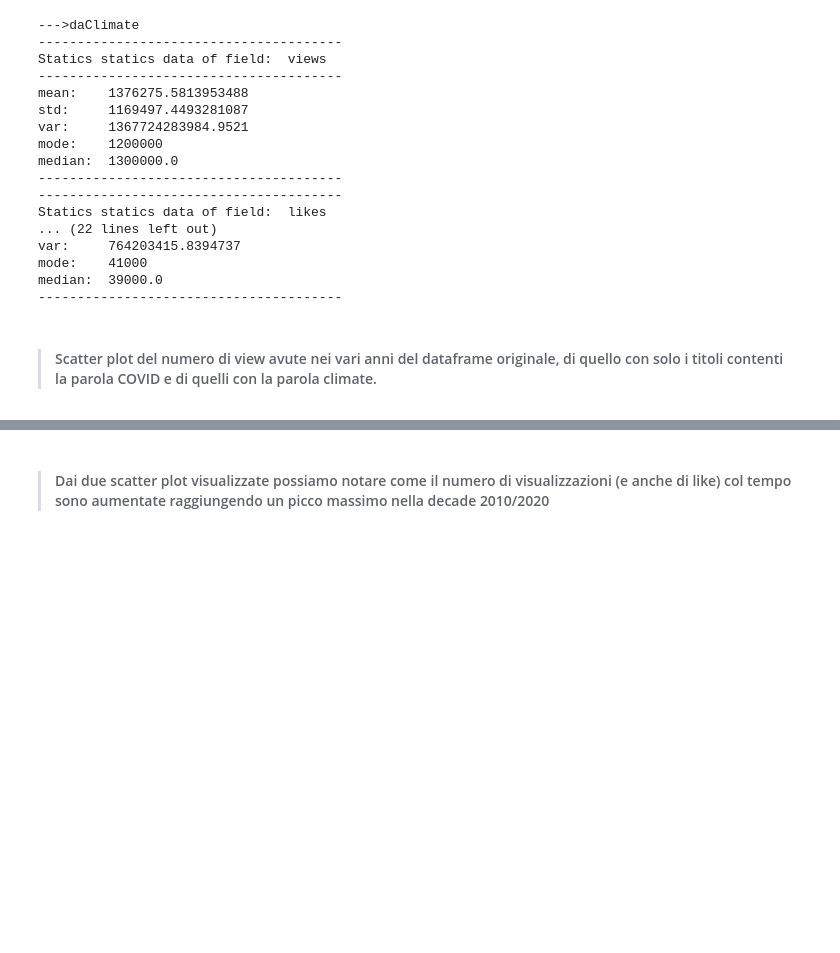
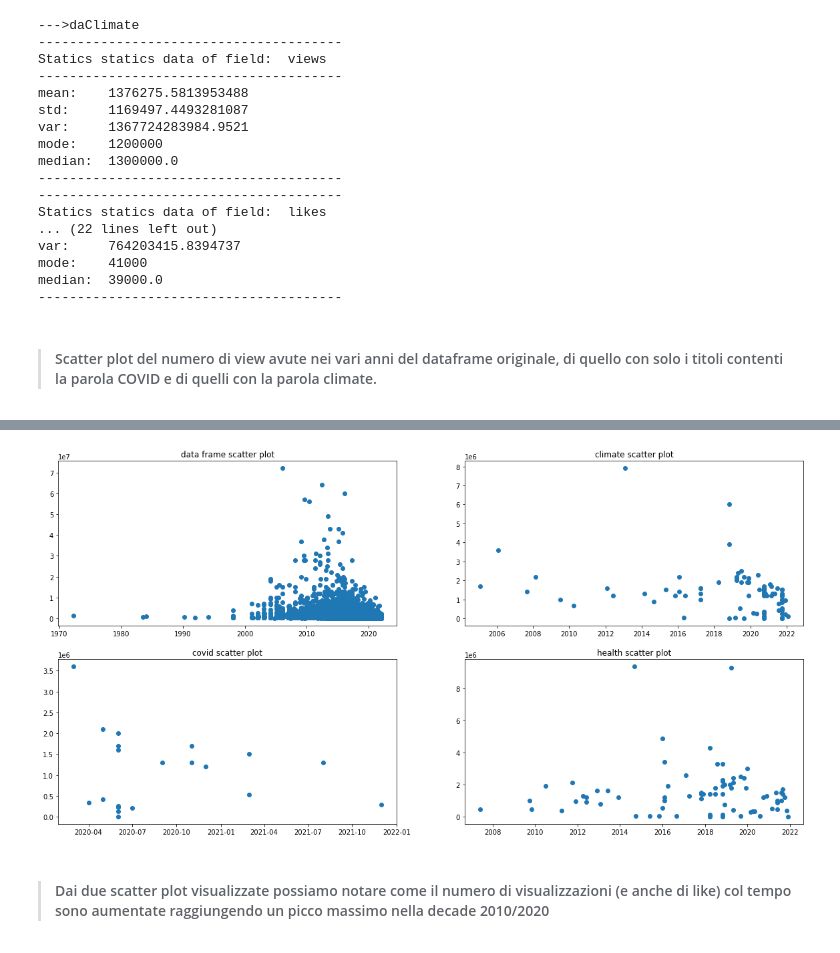
Before and after one commit to InKeaton/DataTed, a Jupyter notebook: data_ted_try.ipynb, the cells around one changed output, grey strips where cells are left out. Drawn from its saved outputs; the diff is of its cells as text; code cells hidden in the pictures; blank space fills up the shorter version.

```diff
--- a/data_ted_try.ipynb
+++ b/data_ted_try.ipynb
@@ -125,9 +139,10 @@ median:  40500.0
 # %% [markdown]
 > #### Abbiamo poi deciso di prendere i TED talk che contenevano nel nome del titolo uno dei seguenti problemi di attualità: COVID e climate
 # %%
-daClimate= daTed.loc[daTed["title"].str.contains("climate")]
-daCovid  = daTed.loc[daTed["title"].str.contains("COVID")]
-daHealt  = daTed.loc[daTed["title"].str.contains("health")]
+daClimate = daTed.loc[daTed["title"].str.contains("climate")]
+daCovid   = daTed.loc[daTed["title"].str.contains("COVID")]
+daHealth   = daTed.loc[daTed["title"].str.contains("health")]
+daWar     = daTed.loc[daTed["title"].str.contains("war")]
 # %% [markdown]
 > #### Controllato le statistiche dei due nuovi dataframe raccolti (climate e COVID), per vedere se questi argomenti
 raccogliessero un numero maggiore di like e di visualizzazioni rispetto alla media
@@ -172,3 +176,25 @@ daHealt.plot.scatter("date", "views", figsize=(10,3), title="health scatter")
+# %%
+plt.figure(figsize=(20, 10))
+
+plt.subplot(2, 2, 1)
+plt.title("data frame scatter plot")
+plt.scatter(daTed["date"].values, daTed["views"].values)
+
+plt.subplot(2, 2, 2)
+plt.title("climate scatter plot")
+plt.scatter(daClimate["date"].values, daClimate["views"].values)
+
+plt.subplot(2, 2, 3)
+plt.title("covid scatter plot")
+plt.scatter(daCovid["date"].values, daCovid["views"].values)
+
+plt.subplot(2, 2, 4)
+plt.title("health scatter plot")
+plt.scatter(daHealth["date"].values, daHealth["views"].values)
+
+plt.show()
+# %% [output]
+[figure, added]
 # %% [markdown]
 > #### Dai due scatter plot visualizzate possiamo notare come il numero di visualizzazioni (e anche di like) col tempo sono aumentate raggiungendo un picco massimo nella decade 2010/2020
 # %%
```
Also changed, not shown: parts of 19 cells of this notebook.
